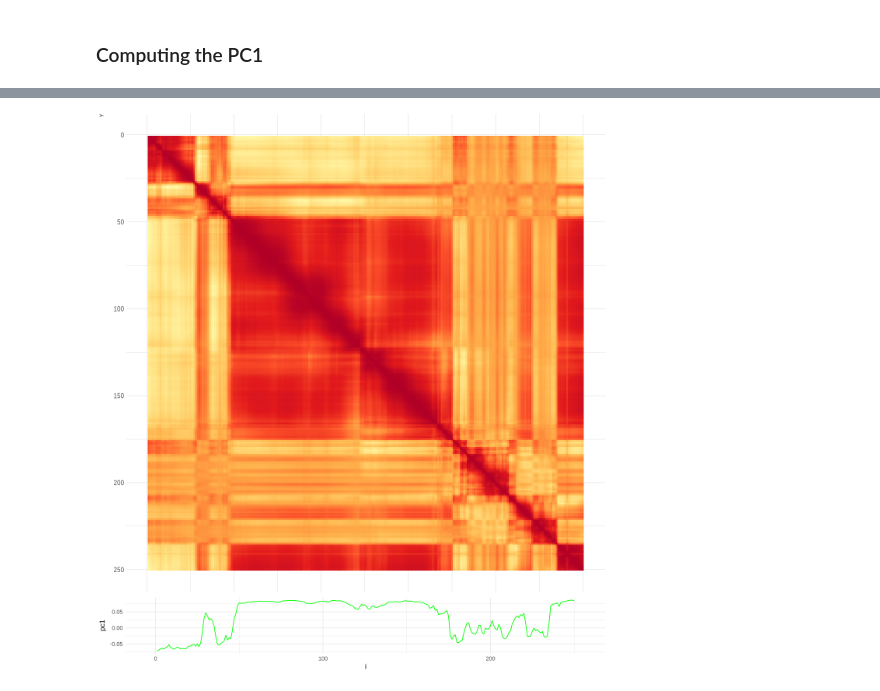
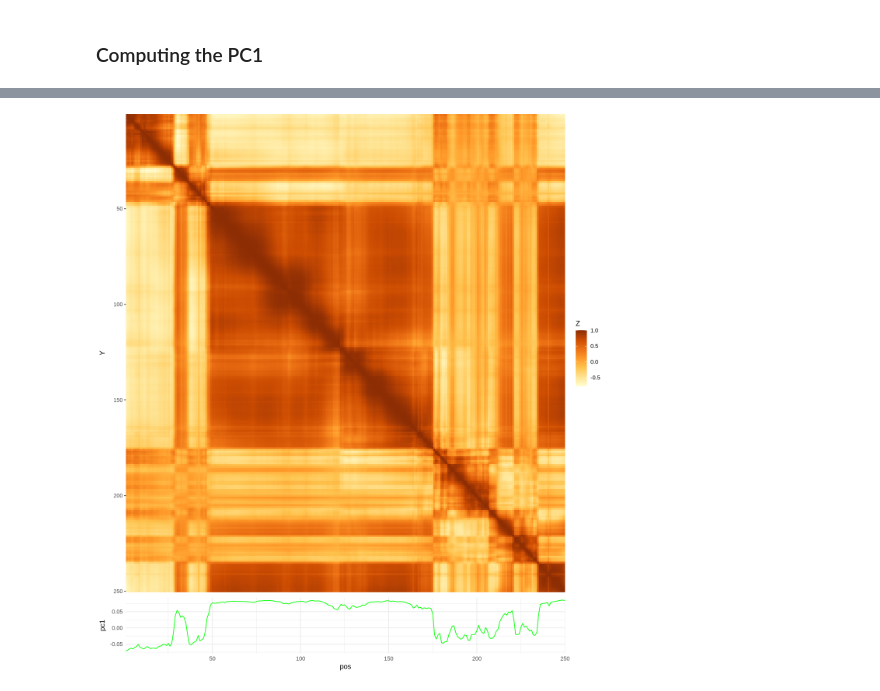
Before and after one commit to ThomasFormations/INIRE, a Jupyter notebook: notebooks/InsulationCompartimentScore.ipynb, the cells around one changed output, grey strips where cells are left out. Saved outputs shown, nothing was run; the diff lists cells and outputs as text; code cells hidden in the pictures.

```diff
--- a/notebooks/InsulationCompartimentScore.ipynb
+++ b/notebooks/InsulationCompartimentScore.ipynb
@@ -73,0 +191,4 @@ Warning message in grid.Call(C_textBounds, as.graphicsAnnot(x$label), x$x, x$y,
+# %%
+matrix_data = read.table("../bos_taurus/wildtype/orca_predictions_16Mb.txt", sep = "\t")
+pmat = as.matrix(matrix_data)
+colnames(pmat) <- NULL
@@ -74,14 +487,14 @@ Warning message in grid.Call(C_textBounds, as.graphicsAnnot(x$label), x$x, x$y,
 # %% [markdown]
 ### Computing the PC1
 # %%
-cormat = cor(mat, method = "pearson")
+cormat = cor(pmat, method = "pearson")
 eigen_result <- eigen(cormat)
 
 eigenvalues <- eigen_result$values
 eigenvectors <- eigen_result$vectors
 
 PC1 = eigenvectors[,1]
-compart = tibble(i = seq_along(PC1), pc1=PC1)
+compart = tibble(pos = seq_along(PC1), pc1=PC1)
 # %%
 # Make plots wider
 options(repr.plot.width=11, repr.plot.height=12)
@@ -93,18 +506,19 @@ p1 = cormat %>% as_tibble() %>%
  # Viz
   ggplot(aes(X, Y, fill= Z)) +
     geom_tile() +
-    scale_fill_distiller(palette = "YlOrRd", direction=1) +
+    #scale_x_continuous(expand = c(0.5, 0)) +
+    scale_fill_distiller(palette = "YlOrBr", direction=1) +
     scale_y_reverse() +
-    theme_ipsum() +
-    theme(legend.position="none",
+    coord_cartesian(expand = FALSE) +
+    theme(#legend.position="none",
           axis.title.x=element_blank(),
           axis.text.x=element_blank(),
           axis.ticks.x=element_blank(),
           plot.margin = margin(0,0,0,0, 'cm'))
 
-p2 = compart %>% ggplot(aes(x=i, y=pc1)) +
+p2 = compart %>% ggplot(aes(x=pos, y=pc1)) +
          geom_line(color="green") +
-         scale_x_continuous(expand = c(0.075, 0)) +
+         scale_x_continuous(expand = c(0, 0)) +
          theme_minimal()
 
 ggarrange(p1, p2, heights = c(3, 0.5), nrow = 2, align = "v")
@@ -126 +526 @@ Warning message in grid.Call(C_textBounds, as.graphicsAnnot(x$label), x$x, x$y,
-[figure, old version]
+[figure, new version]
```
Also changed, not shown: parts of 65 cells of this notebook.
